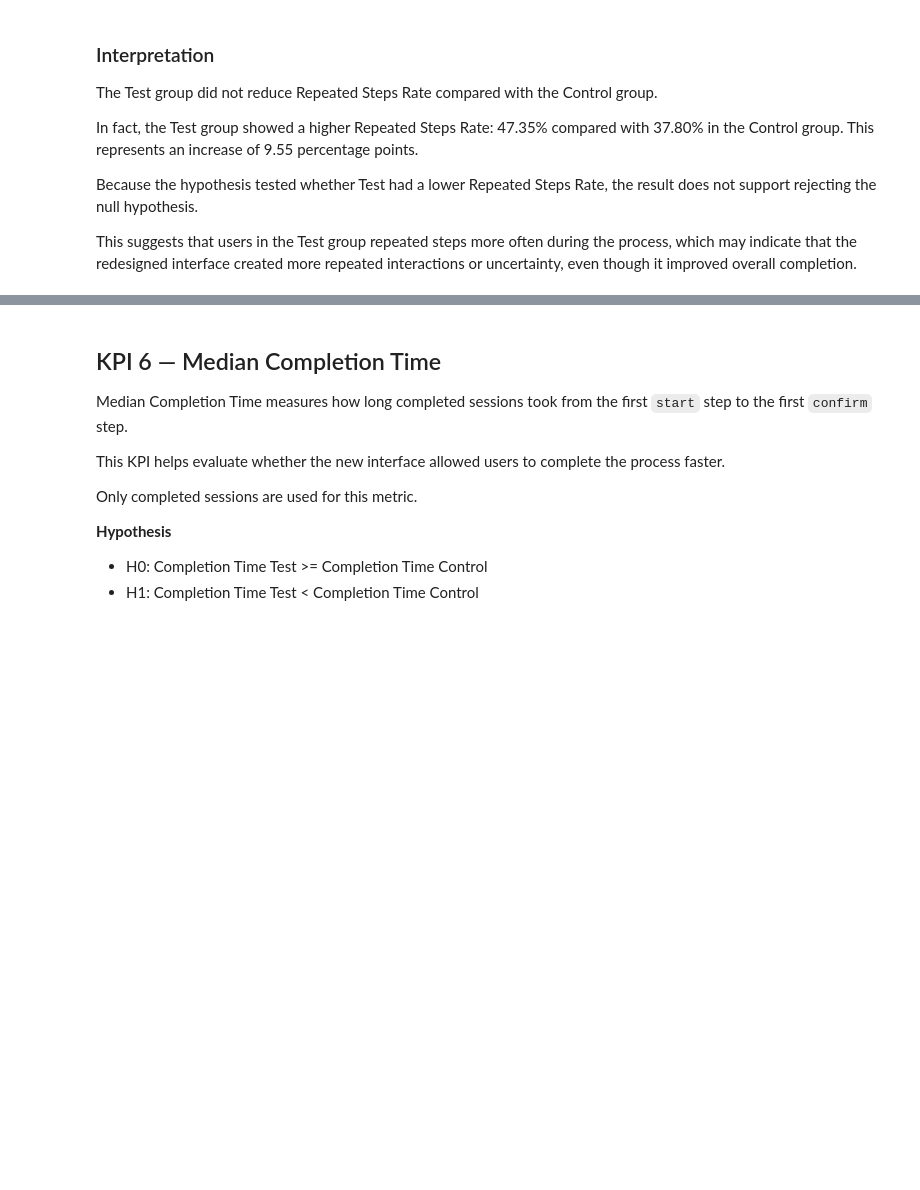
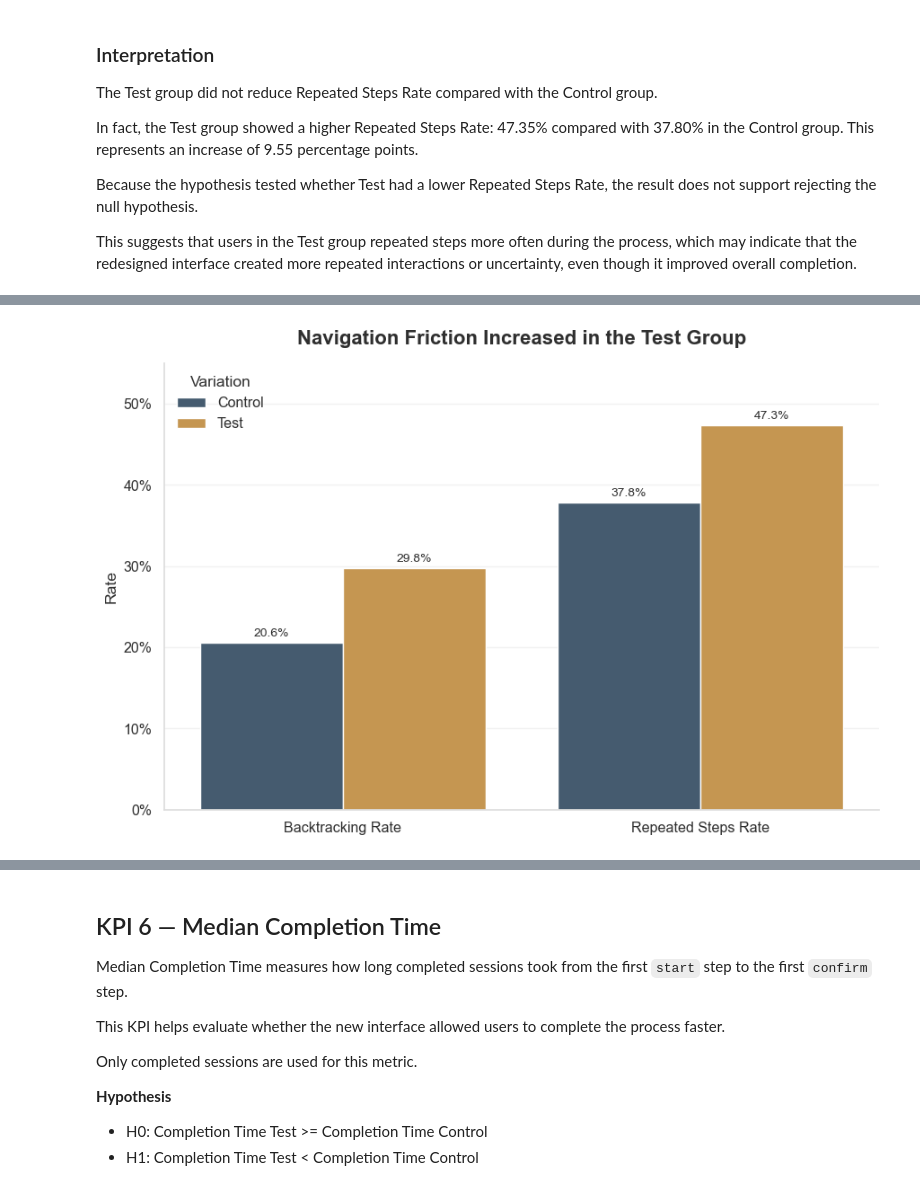
Before and after one commit to bloodnickel/Project_Vanguard_AB_Test_Analysis, a Jupyter notebook: 2_Python_Notebook/KPI_AB_Testing_Analysis.ipynb, the cells around one changed output, grey strips where cells are left out. Drawn from its saved outputs; the diff is of its cells as text; code cells hidden in the pictures; blank space fills up the shorter version.

```diff
--- a/2_Python_Notebook/KPI_AB_Testing_Analysis.ipynb
+++ b/2_Python_Notebook/KPI_AB_Testing_Analysis.ipynb
@@ -657,0 +840,41 @@ This suggests that users in the Test group repeated steps more often during the
+# %%
+# =========================
+# Navigation friction chart: Backtracking and Repeated Steps
+# =========================
+
+navigation_friction_df = pd.DataFrame({
+    "Metric": ["Backtracking Rate", "Backtracking Rate", "Repeated Steps Rate", "Repeated Steps Rate"],
+    "Variation": ["Control", "Test", "Control", "Test"],
+    "Rate": [0.2057, 0.2977, 0.3780, 0.4735]
+})
+
+plt.figure(figsize=(9, 6))
+
+ax = sns.barplot(
+    data=navigation_friction_df,
+    x="Metric",
+    y="Rate",
+    hue="Variation",
+    palette={
+        "Control": project_palette["slate_blue"],
+        "Test": project_palette["amber"]
+    }
+)
+
+plt.title("Navigation Friction Increased in the Test Group", fontsize=16, weight="bold", pad=15)
+plt.xlabel("")
+plt.ylabel("Rate")
+
+ax.yaxis.set_major_formatter(lambda y, _: f"{y:.0%}")
+ax.set_ylim(0, 0.55)
+
+for container in ax.containers:
+    ax.bar_label(container, labels=[f"{bar.get_height():.1%}" for bar in container], padding=3, fontsize=10)
+
+plt.legend(title="Variation", frameon=False)
+plt.grid(axis="y", alpha=0.25)
+sns.despine()
+plt.tight_layout()
+plt.show()
+# %% [output]
+[figure, added]
```
Also changed, not shown: parts of 11 cells of this notebook, 4 other files.
